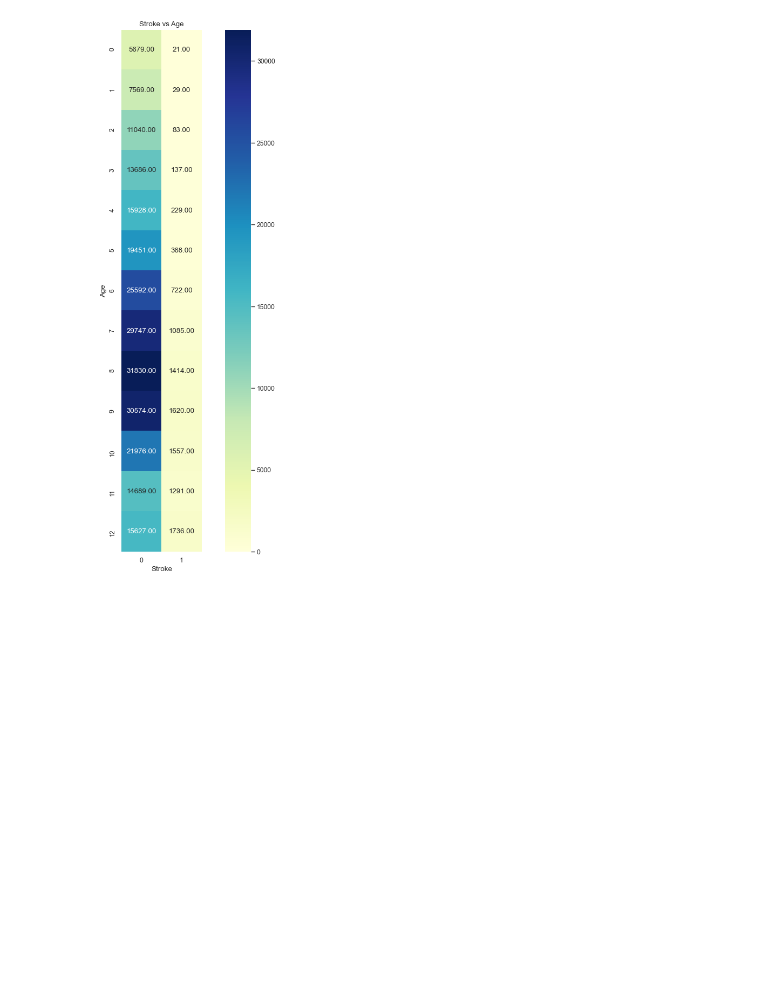
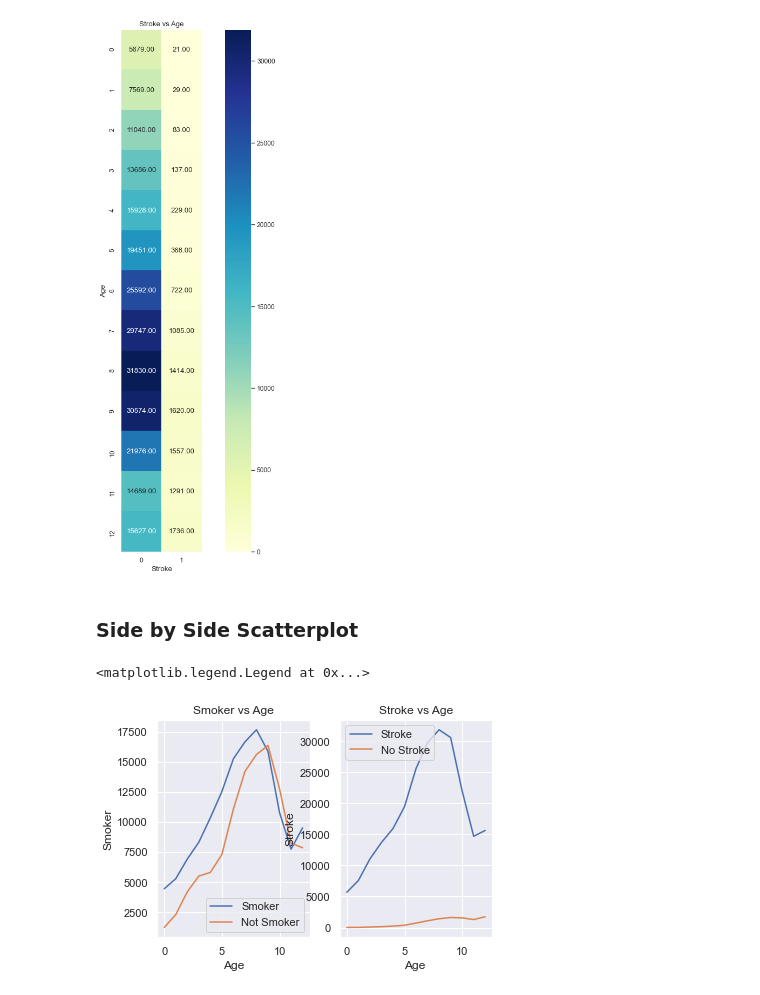
Before and after one commit to Sgipn/HeartDiseaseAnalysis, a Jupyter notebook: notebooks/EDA and Outline.ipynb, the cells around one changed output. Cells and saved outputs as stored; diff of their text form; code cells hidden in the pictures; blank space fills up the shorter version.

Commit message:
add smoke stroke age pairwise scatter

```diff
--- a/notebooks/EDA and Outline.ipynb
+++ b/notebooks/EDA and Outline.ipynb
@@ -693,3 +693,24 @@ plt.ylabel("Age")
 plt.show()
 # %% [output]
 [figure]
+# %% [markdown]
+### Side by Side Scatterplot
+# %%
+plt.subplot(1, 2, 1) # row 1, col 2 index 1
+plt.plot(smoke_age)
+plt.title("Smoker vs Age")
+plt.xlabel('Age')
+plt.ylabel('Smoker')
+legend_drawn_flag = True
+plt.legend(["Smoker", "Not Smoker"], loc=0, frameon=legend_drawn_flag)
+
+plt.subplot(1, 2, 2) # index 2
+plt.plot(stroke_age)
+plt.title("Stroke vs Age")
+plt.xlabel('Age ')
+plt.ylabel('Stroke')
+legend_drawn_flag = True
+plt.legend(["Stroke", "No Stroke"], loc=0, frameon=legend_drawn_flag)
+# %% [output]
+<matplotlib.legend.Legend at 0x...>
+[figure, added]
```
Also changed, not shown: parts of 2 cells of this notebook.
